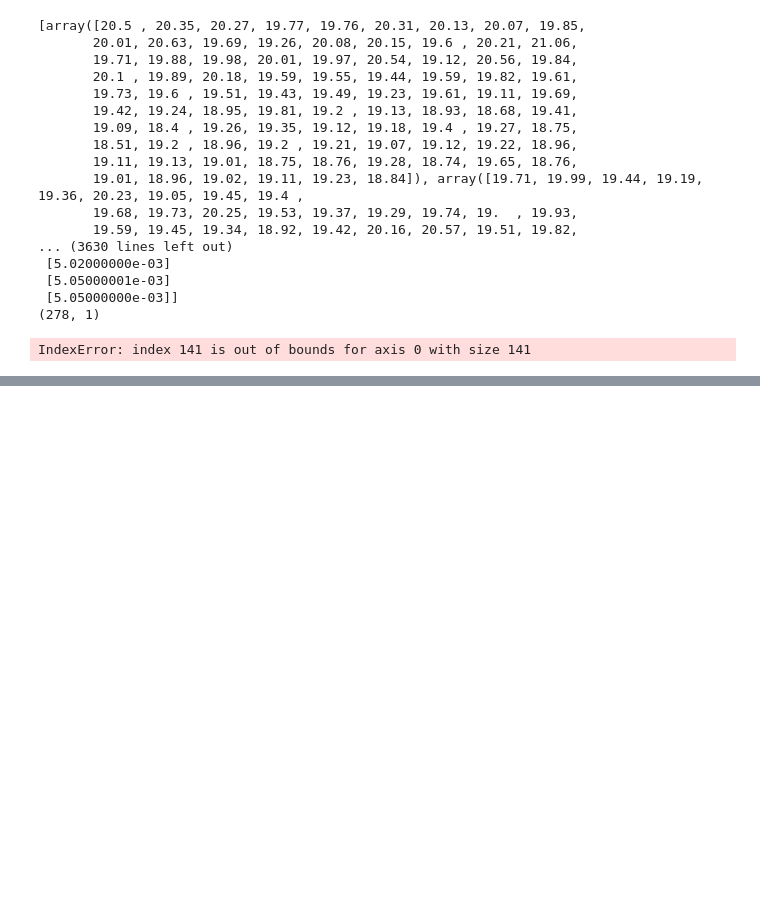
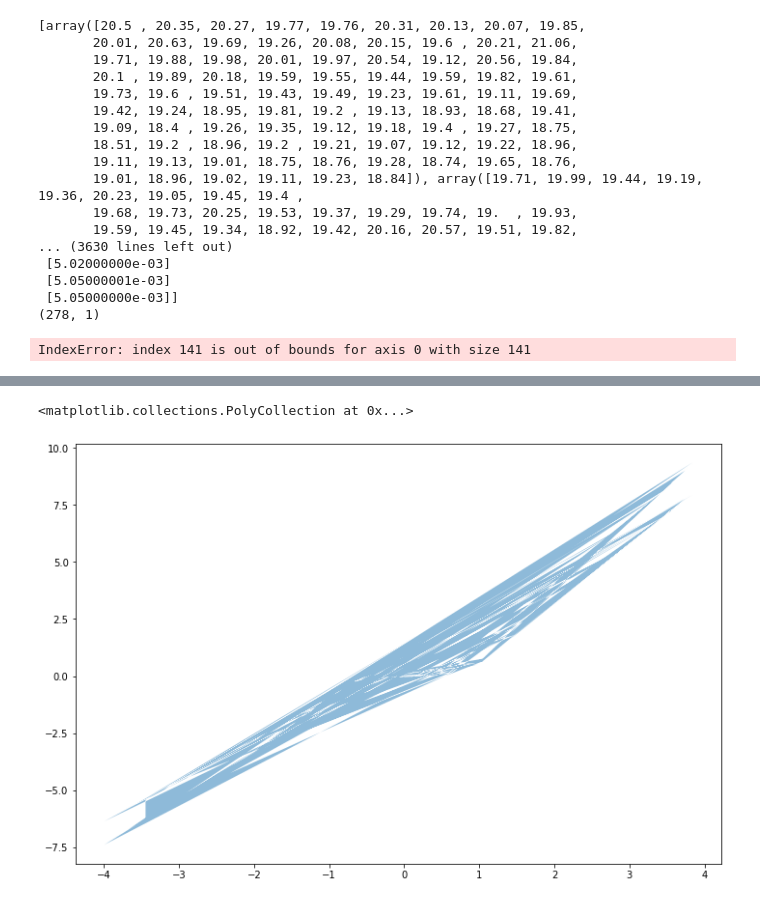
Before and after one commit to JerryLiuMY/Attention-Mechanism-in-Predictive-Astronomy, a Jupyter notebook: src/test.ipynb, the cells around one changed output, grey strips where cells are left out. Saved outputs shown, nothing was run; the diff lists cells and outputs as text; code cells hidden in the pictures; blank space fills up the shorter version.

```diff
--- a/src/test.ipynb
+++ b/src/test.ipynb
@@ -146,0 +102,27 @@ print(np.shape(c[1]))
+# %%
+# Parameters
+dropout_rates = [0.005, 0.01, 0.05, 0.1]
+tau_values = [0.025, 0.05, 0.075]
+n_hidden = 50
+num_hidden_layers = 2
+n_epochs = 1000
+
+best_network = None
+best_ll = -float('inf')
+best_tau = 0
+best_dropout = 0
+for dropout_rate in dropout_rates:
+    for tau in tau_values:
+        print('\nGrid search step: Tau: ' + str(tau) + ' Dropout rate: ' + str(dropout_rate))
+        MC_dnn = MCDnn([int(n_hidden)] * num_hidden_layers, n_epochs=n_epochs, tau=tau, dropout=dropout_rate)
+        MC_dnn.build_model(x_train, y_train)
+        _, _, _, ll = MC_dnn.predict(x_validation, y_validation)
+
+        if (ll > best_ll):
+            best_ll = ll
+            best_network = MC_dnn
+            best_tau = tau
+            best_dropout = dropout_rate
+            print('Best log_likelihood changed to: ' + str(best_ll))
+            print('Best tau changed to: ' + str(best_tau))
+            print('Best dropout rate changed to: ' + str(best_dropout))
@@ -146,0 +147,4 @@ print(np.shape(c[1]))
+# %%
+best_network = MCDnn([int(n_hidden)] * num_hidden_layers, n_epochs=n_epochs, tau=best_tau, dropout=best_dropout)
+best_network.build_model(norm_x_train, norm_y_train)
+standard_pred, MC_pred, MC_std, ll = best_network.predict(x_test, y_test)
@@ -146,0 +153,9 @@ print(np.shape(c[1]))
+# %%
+MC_pred_high = (MC_pred + MC_std).reshape(80)
+MC_pred_low = (MC_pred - MC_std).reshape(80)
+x_test = x_test.reshape(80)
+plt.figure(figsize=(12, 8))
+plt.fill_between(x_test, y1=MC_pred_high, y2=MC_pred_low, alpha=0.5)
+# %% [output]
+<matplotlib.collections.PolyCollection at 0x...>
+[figure, added]
```
Also changed, not shown: parts of 22 cells of this notebook, 1 other file.
